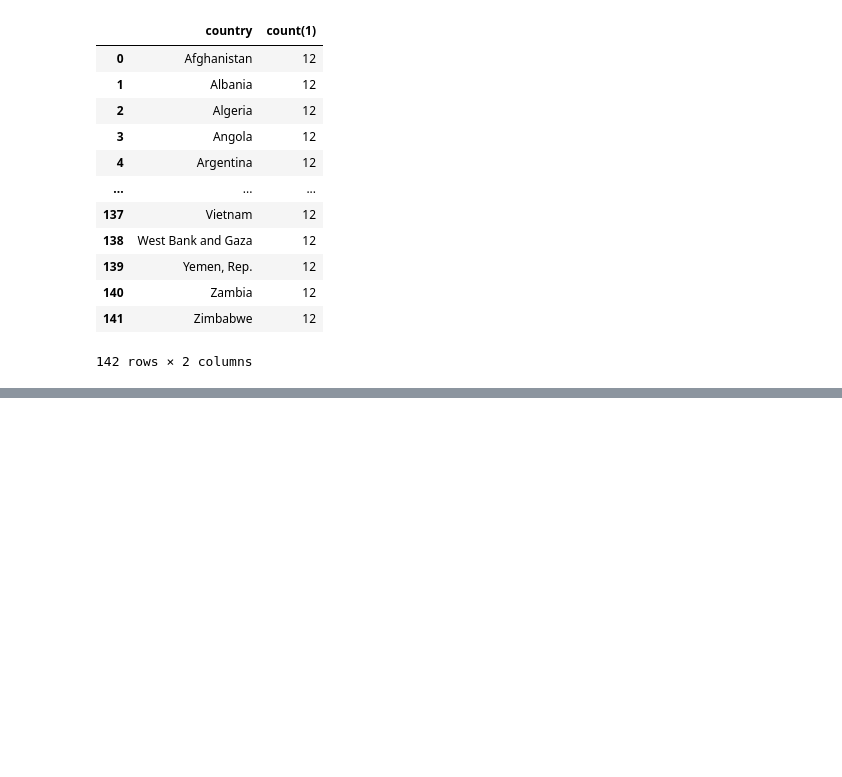
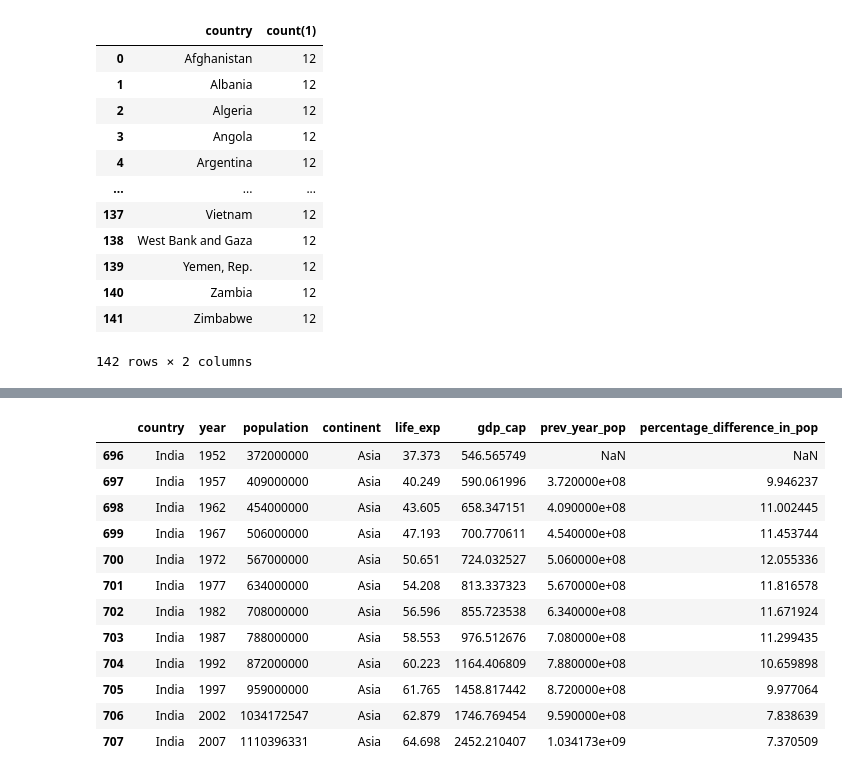
Before and after one commit to DSabarish/GlobalDemographicAnalysis, a Jupyter notebook: wip.ipynb, the cells around one changed output, grey strips where cells are left out. Cells and saved outputs as stored; diff of their text form; code cells hidden in the pictures; blank space fills up the shorter version.

```diff
--- a/wip.ipynb
+++ b/wip.ipynb
@@ -144,0 +501,53 @@ result_df
+# %%
+
+
+# pandas >  📊 How has the population of a specific country changed over the years?  --- > India
+
+
+# import pandas as pd
+
+
+# input_df = input_df[input_df["country"]=="India"]
+
+# input_df["prev_population"] = input_df["population"].shift(+1)
+
+# input_df
+# ------------------------------------
+
+import pandas as pd
+
+
+
+input_df = input_df[input_df['country'] == 'India']   # from , where
+
+input_df = input_df.sort_values(by='year')             # order by year
+
+input_df['prev_year_pop'] = input_df['population'].shift(+1)   # lag(year,1)
+
+input_df['percentage_difference_in_pop'] = (input_df['population'] - input_df['prev_year_pop']) / input_df['prev_year_pop'] * 100
+
+input_df
+
+
+
+
+
+
+
+# Step 4: Exectue the SQL query
+# result_df = sql_query_to_pd(sql_query_string, db_name='default.db')
+# result_df
+# %% [output]
+|  | country | year | population | continent | life_exp | gdp_cap | prev_year_pop | percentage_difference_in_pop |
+| 696 | India | 1952 | 372000000 | Asia | 37.373 | 546.565749 | NaN | NaN |
+| 697 | India | 1957 | 409000000 | Asia | 40.249 | 590.061996 | 3.720000e+08 | 9.946237 |
+| 698 | India | 1962 | 454000000 | Asia | 43.605 | 658.347151 | 4.090000e+08 | 11.002445 |
+| 699 | India | 1967 | 506000000 | Asia | 47.193 | 700.770611 | 4.540000e+08 | 11.453744 |
+| 700 | India | 1972 | 567000000 | Asia | 50.651 | 724.032527 | 5.060000e+08 | 12.055336 |
+| 701 | India | 1977 | 634000000 | Asia | 54.208 | 813.337323 | 5.670000e+08 | 11.816578 |
+| 702 | India | 1982 | 708000000 | Asia | 56.596 | 855.723538 | 6.340000e+08 | 11.671924 |
+| 703 | India | 1987 | 788000000 | Asia | 58.553 | 976.512676 | 7.080000e+08 | 11.299435 |
+| 704 | India | 1992 | 872000000 | Asia | 60.223 | 1164.406809 | 7.880000e+08 | 10.659898 |
+| 705 | India | 1997 | 959000000 | Asia | 61.765 | 1458.817442 | 8.720000e+08 | 9.977064 |
+| 706 | India | 2002 | 1034172547 | Asia | 62.879 | 1746.769454 | 9.590000e+08 | 7.838639 |
+| 707 | India | 2007 | 1110396331 | Asia | 64.698 | 2452.210407 | 1.034173e+09 | 7.370509 |
```
Also changed, not shown: parts of 31 cells of this notebook.
